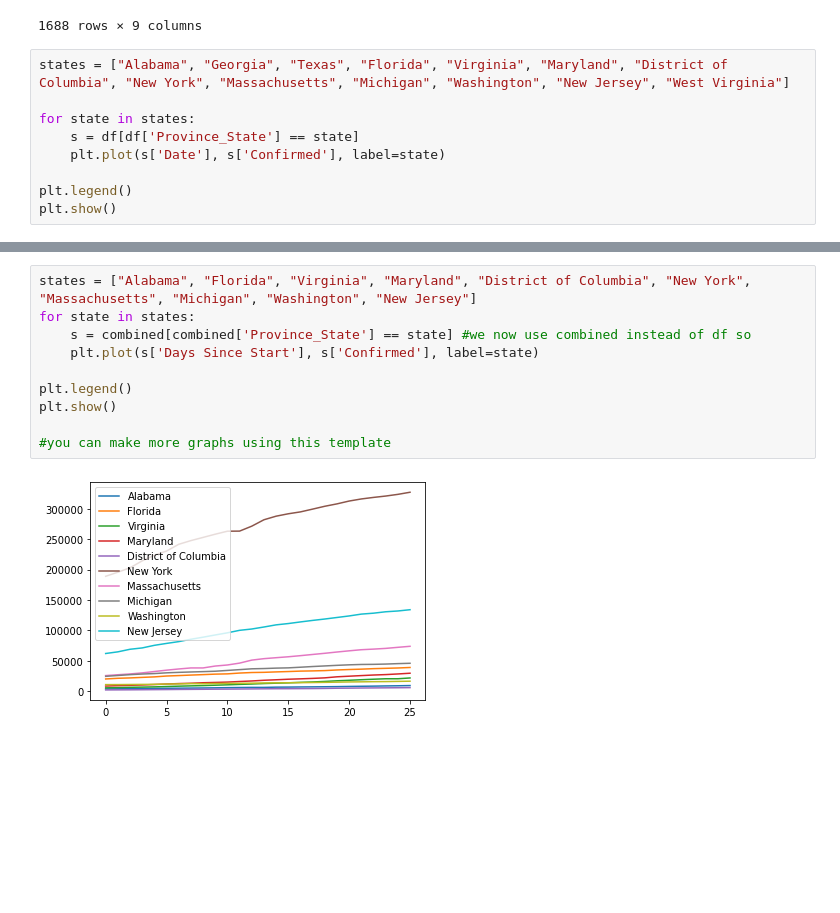
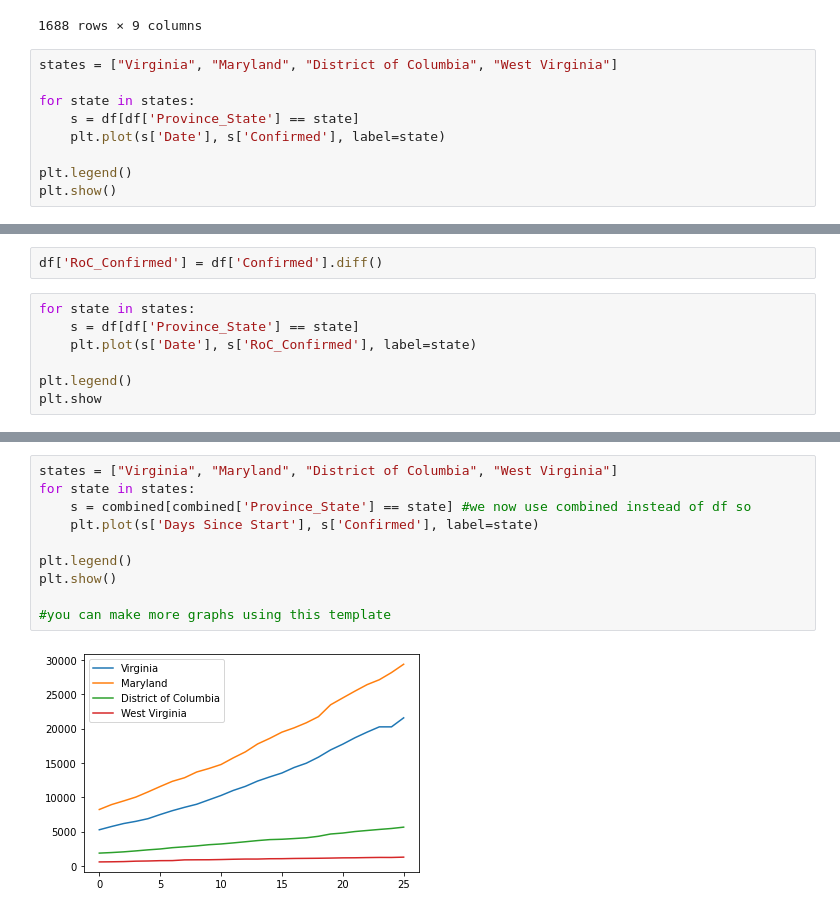
Before and after one commit to myrrhkhan/Jupyter-Notebook-COVID-19-data, a Jupyter notebook: NOTEBOOK-JH-Corona Data-State--data notebook.ipynb, the cells around one changed output, grey strips where cells are left out. Drawn from its saved outputs; the diff is of its cells as text; blank space fills up the shorter version.

```diff
--- a/NOTEBOOK-JH-Corona Data-State--data notebook.ipynb
+++ b/NOTEBOOK-JH-Corona Data-State--data notebook.ipynb
@@ -42,7 +42,7 @@ df #df represents the new data table below
 | 1687 | Wyoming | 635 | 7 | 416.0 | 127.704931 | 12034.0 | 59.0 | ... |
 1688 rows × 9 columns
 # %%
-states = ["Alabama", "Georgia", "Texas", "Florida", "Virginia", "Maryland", "District of Columbia", "New York", "Massachusetts", "Michigan", "Washington", "New Jersey", "West Virginia"]
+states = ["Virginia", "Maryland", "District of Columbia", "West Virginia"]
 
 for state in states:
     s = df[df['Province_State'] == state]
@@ -84,0 +85,9 @@ plt.show
+# %%
+df['RoC_Confirmed'] = df['Confirmed'].diff()
+# %%
+for state in states:
+    s = df[df['Province_State'] == state]
+    plt.plot(s['Date'], s['RoC_Confirmed'], label=state)
+
+plt.legend()
+plt.show
@@ -121,15 +133,15 @@ combined #establishes a new data table called combined
 # %%
-states = ["Alabama", "Florida", "Virginia", "Maryland", "District of Columbia", "New York", "Massachusetts", "Michigan", "Washington", "New Jersey"]
+states = ["Virginia", "Maryland", "District of Columbia", "West Virginia"]
 for state in states:
     s = combined[combined['Province_State'] == state] #we now use combined instead of df so
     plt.plot(s['Days Since Start'], s['Confirmed'], label=state)
 
 plt.legend()
 plt.show()
 
 #you can make more graphs using this template
 # %% [output]
-[figure, old version]
+[figure, new version]
 # %%
 #Steps: establish new data, then fill in 0 for na, then make every new data piece equal to 0 if negative
 
```
Also changed, not shown: parts of 10 cells of this notebook.
